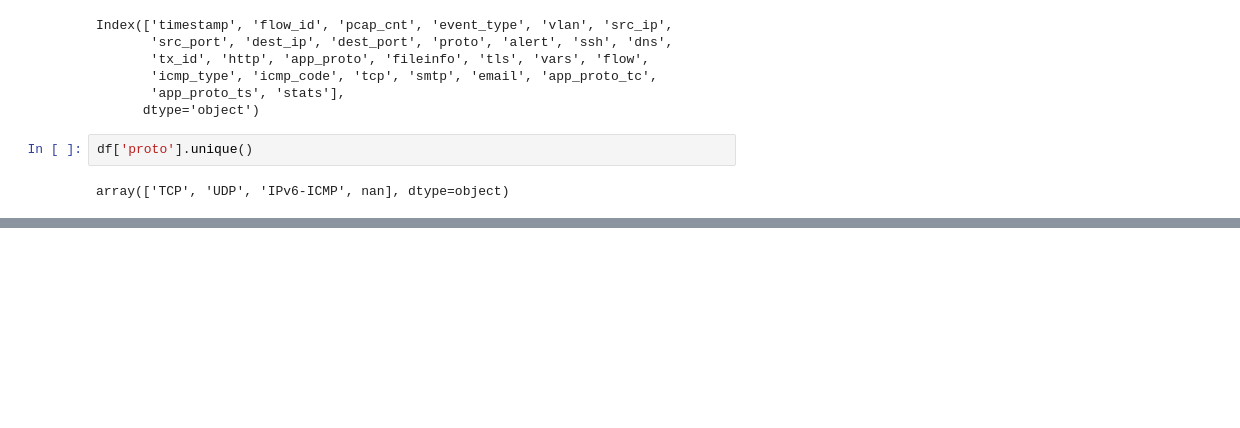
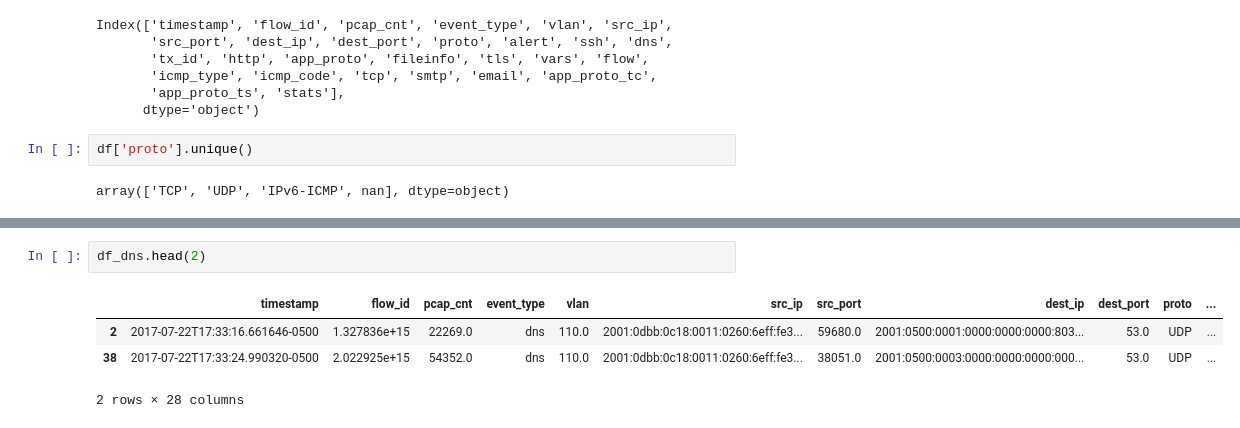
Before and after one commit to MarcoRamirezGT/LAB09_REDES, a Jupyter notebook: main.ipynb, the cells around one changed output, grey strips where cells are left out. Drawn from its saved outputs; the diff is of its cells as text; blank space fills up the shorter version.

```diff
--- a/main.ipynb
+++ b/main.ipynb
@@ -49,3 +52,10 @@ df[df['dns'].notna()]
 | 716894 | 2017-07-22T19:47:38.146953-0500 | 2.199316e+15 | 4452918.0 | dns | 130.0 | 192.168.207.4 | 53.0 | 192.168.203.67 | 50975.0 | UDP | ... |
 | 716895 | 2017-07-22T19:47:38.146953-0500 | 2.199316e+15 | 4452918.0 | dns | 130.0 | 192.168.207.4 | 53.0 | 192.168.203.67 | 50975.0 | UDP | ... |
 15749 rows × 28 columns
+# %%
+df_dns.head(2)
+# %% [output]
+|  | timestamp | flow_id | pcap_cnt | event_type | vlan | src_ip | src_port | dest_ip | dest_port | proto | ... |
+| 2 | 2017-07-22T17:33:16.661646-0500 | 1.327836e+15 | 22269.0 | dns | 110.0 | 2001:0dbb:0c18:0011:0260:6eff:fe3... | 59680.0 | 2001:0500:0001:0000:0000:0000:803... | 53.0 | UDP | ... |
+| 38 | 2017-07-22T17:33:24.990320-0500 | 2.022925e+15 | 54352.0 | dns | 110.0 | 2001:0dbb:0c18:0011:0260:6eff:fe3... | 38051.0 | 2001:0500:0003:0000:0000:0000:000... | 53.0 | UDP | ... |
+2 rows × 28 columns
```
Also changed, not shown: parts of 6 cells of this notebook.
